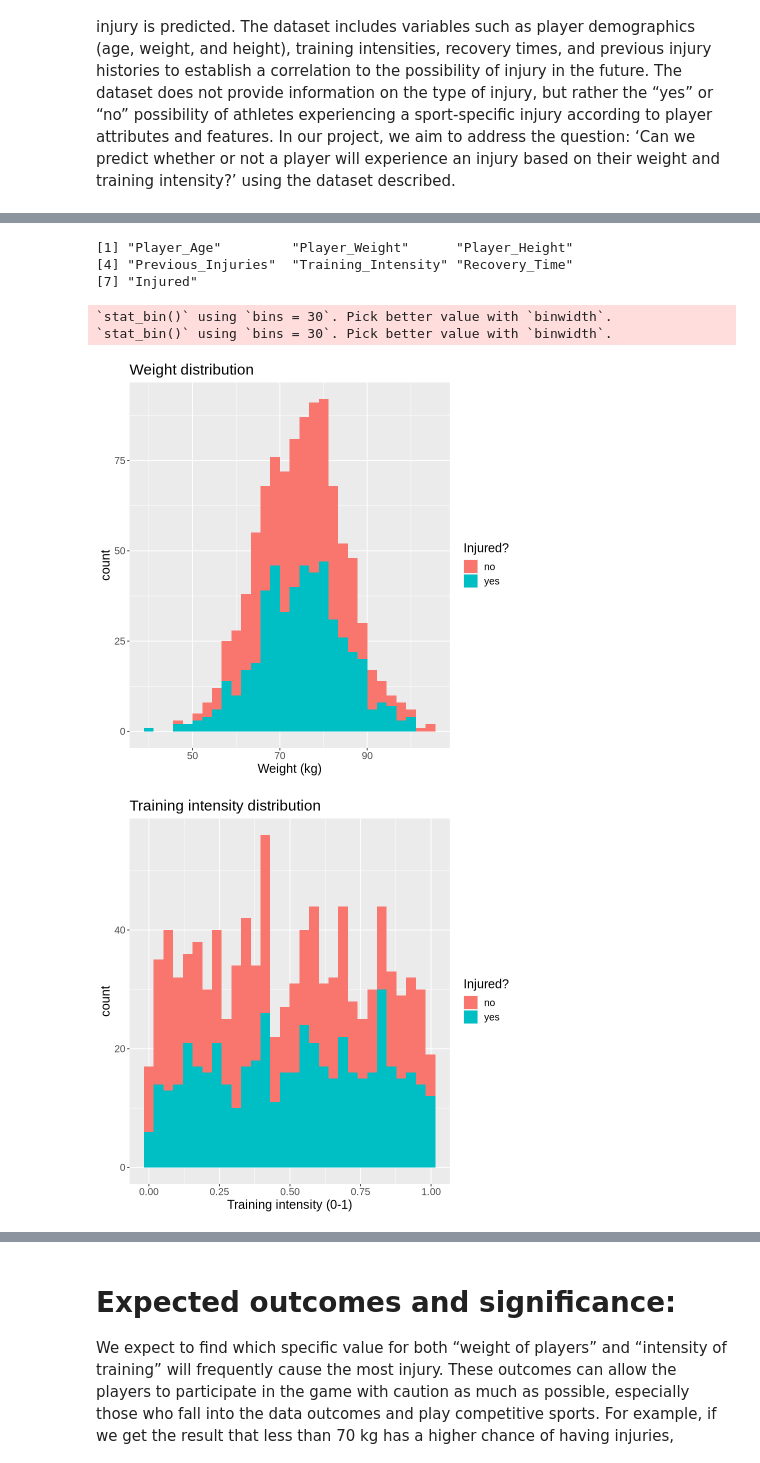
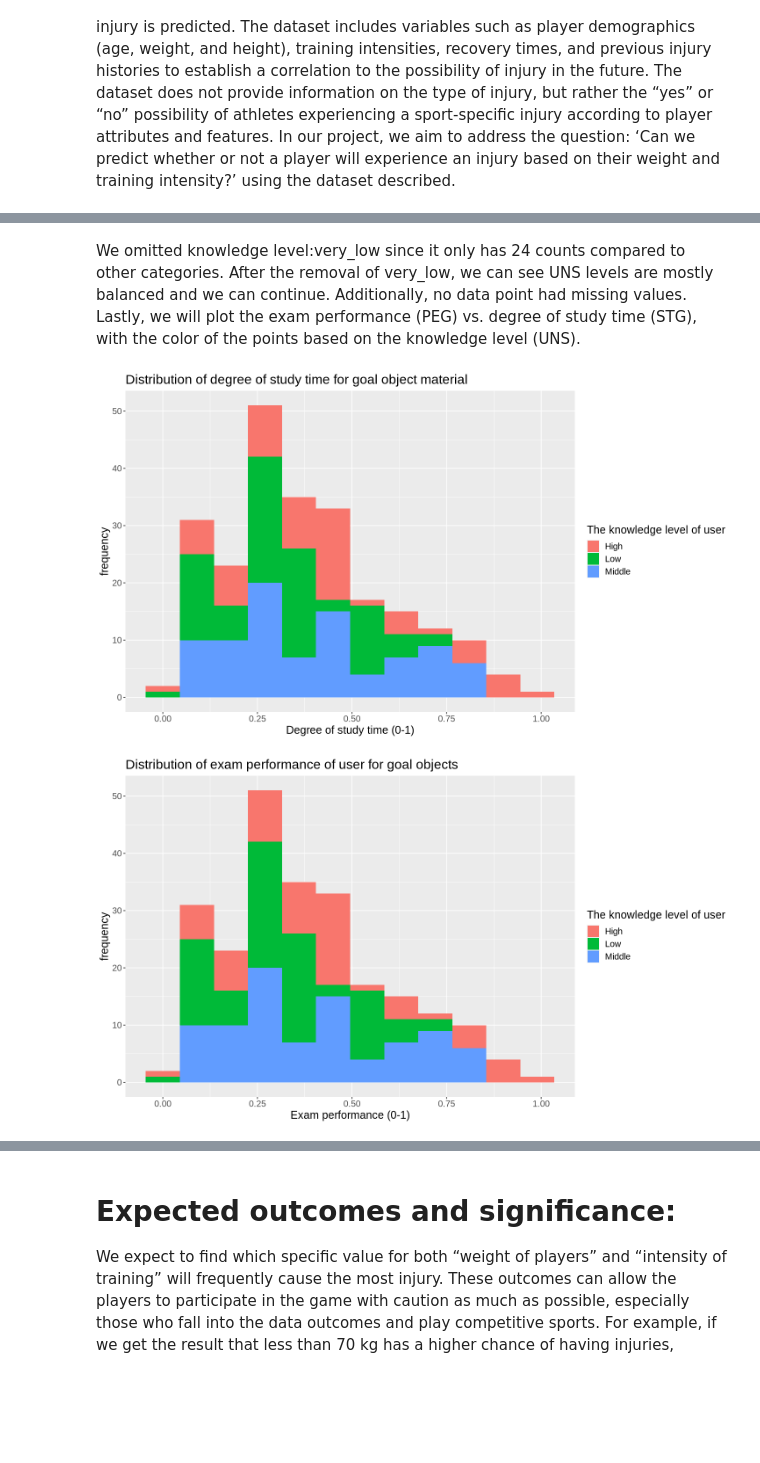
Before and after one commit to nkim0/Group-Project, a Jupyter notebook: Group Project Proposal.ipynb, the cells around one changed output, grey strips where cells are left out. Saved outputs shown, nothing was run; the diff lists cells and outputs as text; code cells hidden in the pictures; blank space fills up the shorter version.

Commit message:
Changed data set

```diff
--- a/Group Project Proposal.ipynb
+++ b/Group Project Proposal.ipynb
@@ -66,51 +56,33 @@ We can see Likelihood of injury have balanced counts and we can continue. Lastly
+# %% [markdown]
+We omitted knowledge level:very_low since it only has 24 counts compared to other categories. After the removal of very_low, we can see UNS levels are mostly balanced and we can continue. Additionally, no data point had missing values. Lastly, we will plot the exam performance (PEG) vs. degree of study time (STG), with the color of the points based on the knowledge level (UNS).
 # %%
-relation_plot <- selected_data |>
-    ggplot(aes(x=Player_Weight, y=Training_Intensity, color=Injured)) +
+options(repr.plot.height = 7, repr.plot.width = 12)
+relation_plot <- tidy_data |>
+    ggplot(aes(x=STG, y=PEG, color=UNS)) +
     geom_point() +
-    ggtitle("Training intensity versus player weight") +
-    labs(x="Player weight (kg)", y="Training intensity (0-1)", color="Injuried?") +
+    ggtitle("Exam performance for goal objects vs. degree of study time for goal object material") +
+    labs(x="The degree of study time (0-1)", y="The exam performance of user
+         (0-1)", color="The knowledge level of user") +
     theme(text=element_text(size=15))
 
-prime_plot <- tidy_data_all |>
-    ggplot(aes(fill=Injured)) + labs(fill="Injured?") + theme(text=element_text(size=15))
+prime_plot <- tidy_data |>
+    ggplot(aes(fill=UNS)) + labs(fill="The knowledge level of user") + theme(text=element_text(size=15))
 
-age_distribution <- prime_plot +
-    geom_histogram(aes(x=Player_Age)) +
-    ggtitle("Age distribution") +
-    labs(x="Age (year)")
+STG_distribution <- prime_plot +
+    geom_histogram(aes(x=STG), bins=12) +
+    ggtitle("Distribution of degree of study time for goal object material") +
+    labs(x="Degree of study time (0-1)", y="frequency")
 
-weight_distribution <- prime_plot +
-    geom_histogram(aes(x=Player_Weight)) +
-    ggtitle("Weight distribution") +
-    labs(x="Weight (kg)")
+PEG_distribution <- prime_plot +
+    geom_histogram(aes(x=STG), bins=12) +
+    ggtitle("Distribution of exam performance of user for goal objects") +
+    labs(x="Exam performance (0-1)", y="frequency")
 
-pre_Inj_distribution <- prime_plot +
-    geom_bar(aes(x=Previous_Injuries)) +
-    ggtitle("Previous injuries distribution") +
-    labs(x="number of previous injuries")
-
-intensity_distribution <- prime_plot +
-    geom_histogram(aes(x=Training_Intensity)) +
-    ggtitle("Training intensity distribution") +
-    labs(x="Training intensity (0-1)")
-
-recovery_time_distribution <- prime_plot +
-    geom_histogram(aes(x=Recovery_Time)) +
-    ggtitle("Recovery time distribution") +
-    labs(x="recovery time")
-
-col_names
-
-# relation_plot
-weight_distribution
-intensity_distribution
+relation_plot
+STG_distribution
+PEG_distribution
 # %% [output]
-[1] "Player_Age"         "Player_Weight"      "Player_Height"
-[4] "Previous_Injuries"  "Training_Intensity" "Recovery_Time"
-[7] "Injured"
-`stat_bin()` using `bins = 30`. Pick better value with `binwidth`.
-`stat_bin()` using `bins = 30`. Pick better value with `binwidth`.
-[figure, old version]
+[figure, new version]
-[figure, old version]
+[figure, new version]
 # %% [markdown]
 # Methods:
```
Also changed, not shown: parts of 7 cells of this notebook, 1 other file.
